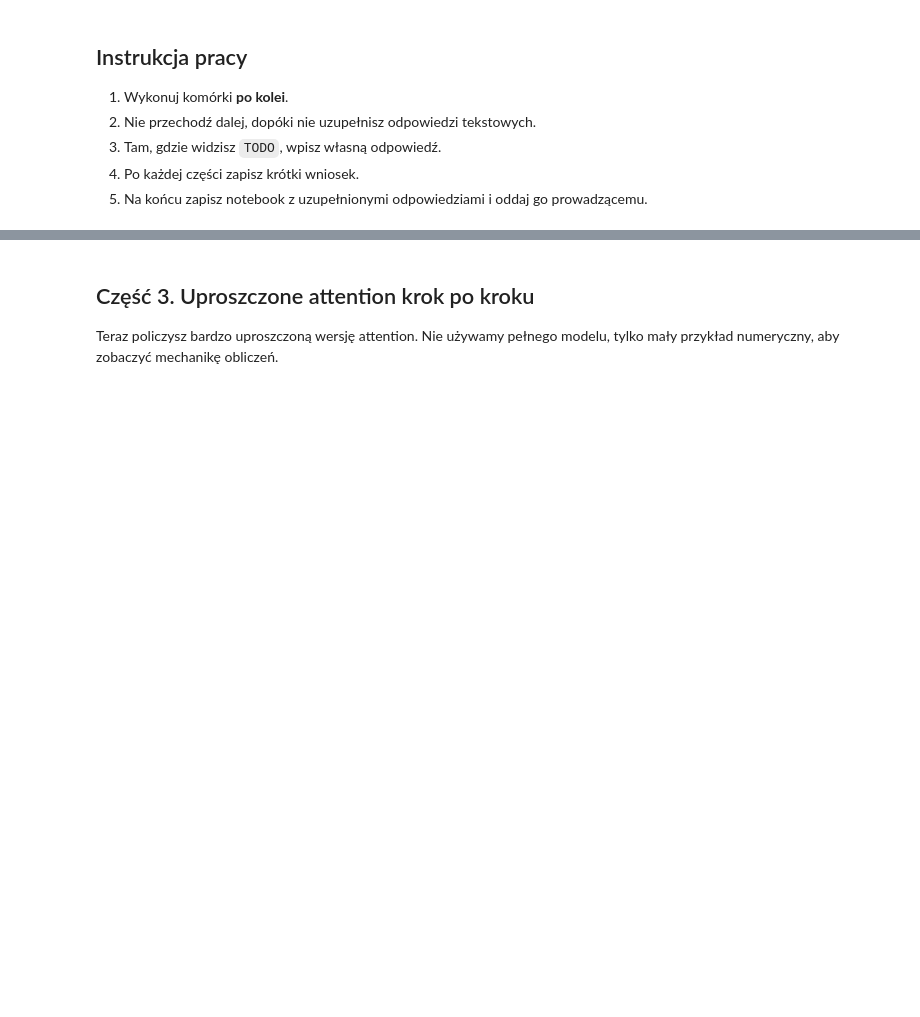
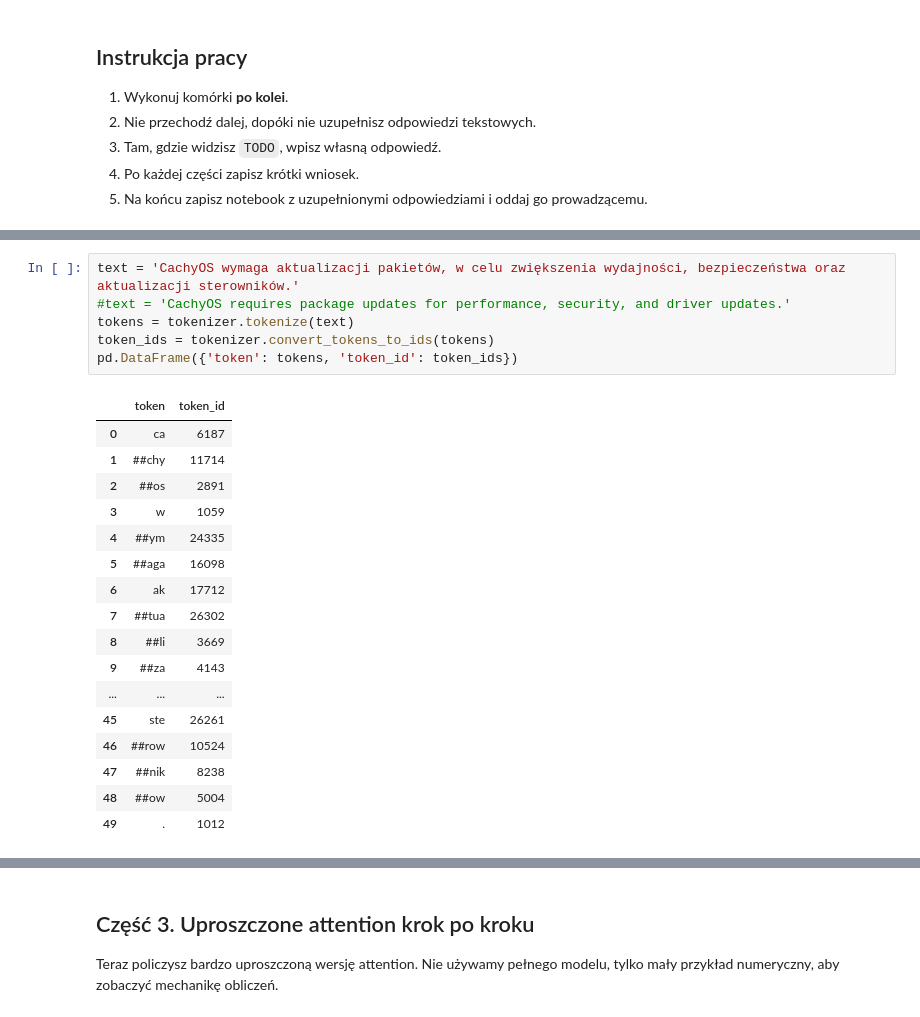
Before and after one commit to Eruverio95/Artificial_Inteligence, a Jupyter notebook: Notebooks/Lab2_Transformery_LLM.ipynb, the cells around one changed output, grey strips where cells are left out. Drawn from its saved outputs; the diff is of its cells as text; blank space fills up the shorter version.

```diff
--- a/Notebooks/Lab2_Transformery_LLM.ipynb
+++ b/Notebooks/Lab2_Transformery_LLM.ipynb
@@ -71,0 +86,24 @@ pd.DataFrame({'token': tokens, 'token_id': token_ids})
+# %%
+text = 'CachyOS wymaga aktualizacji pakietów, w celu zwiększenia wydajności, bezpieczeństwa oraz aktualizacji sterowników.'
+#text = 'CachyOS requires package updates for performance, security, and driver updates.'
+tokens = tokenizer.tokenize(text)
+token_ids = tokenizer.convert_tokens_to_ids(tokens)
+pd.DataFrame({'token': tokens, 'token_id': token_ids})
+# %% [output]
+|  | token | token_id |
+| 0 | ca | 6187 |
+| 1 | ##chy | 11714 |
+| 2 | ##os | 2891 |
+| 3 | w | 1059 |
+| 4 | ##ym | 24335 |
+| 5 | ##aga | 16098 |
+| 6 | ak | 17712 |
+| 7 | ##tua | 26302 |
+| 8 | ##li | 3669 |
+| 9 | ##za | 4143 |
+| ... | ... | ... |
+| 45 | ste | 26261 |
+| 46 | ##row | 10524 |
+| 47 | ##nik | 8238 |
+| 48 | ##ow | 5004 |
+| 49 | . | 1012 |
```
Also changed, not shown: parts of 21 cells of this notebook.
